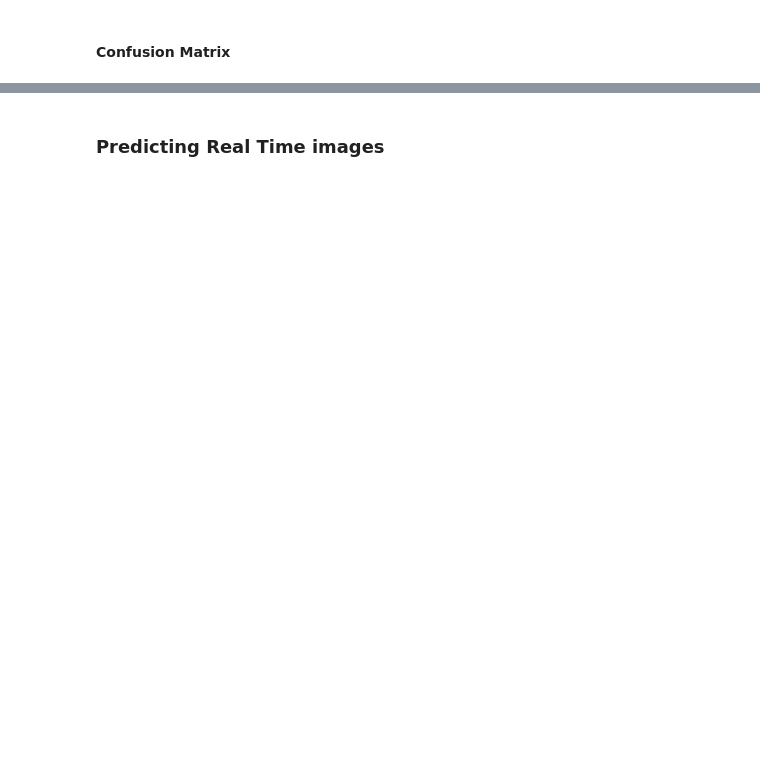
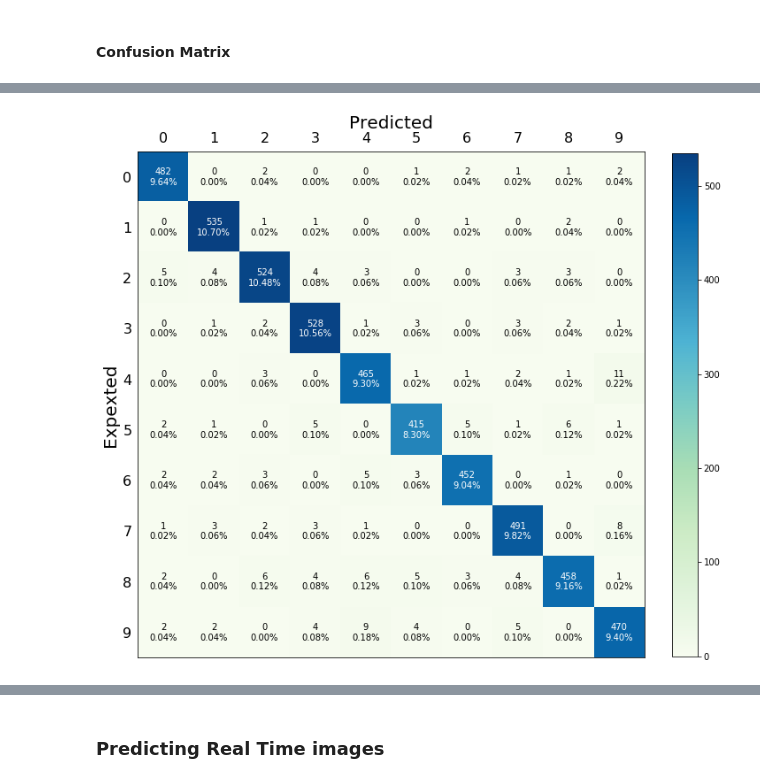
Before and after one commit to kattelsameer/HandWritten-Digit-Recognition-using-Deep-Learning, a Jupyter notebook: 5. Base Model/Code Experiments.ipynb, the cells around one changed output, grey strips where cells are left out. Saved outputs shown, nothing was run; the diff lists cells and outputs as text; code cells hidden in the pictures; blank space fills up the shorter version.

```diff
--- a/5. Base Model/Code Experiments.ipynb
+++ b/5. Base Model/Code Experiments.ipynb
@@ -412,0 +519,4 @@ print("\nError:\t"+str((1-train_acc)*100)+"%")
+# %%
+predicted_labels_test, prediction_prob_test, test_acc = predict(test_x_norm, test_y_encoded,parameters)
+print("\nAccuracy: "  + str(test_acc*100)+"%")
+print("\nError:\t"+str((1-test_acc)*100)+"%")
@@ -470,3 +617,7 @@ plot_confusion_matrix(cm)
+# %%
+plot_confusion_matrix(cm_test)
+# %% [output]
+[figure, added]
 # %%
 def precision(label, cm):
     col = cm[:, label]
```
Also changed, not shown: parts of 29 cells of this notebook, 1 other file.
